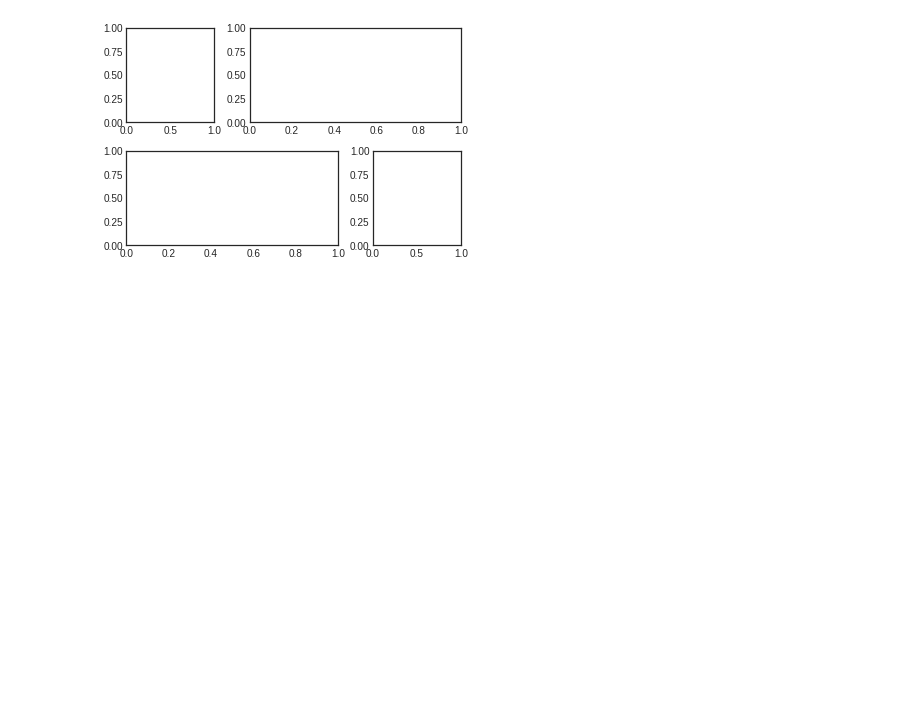
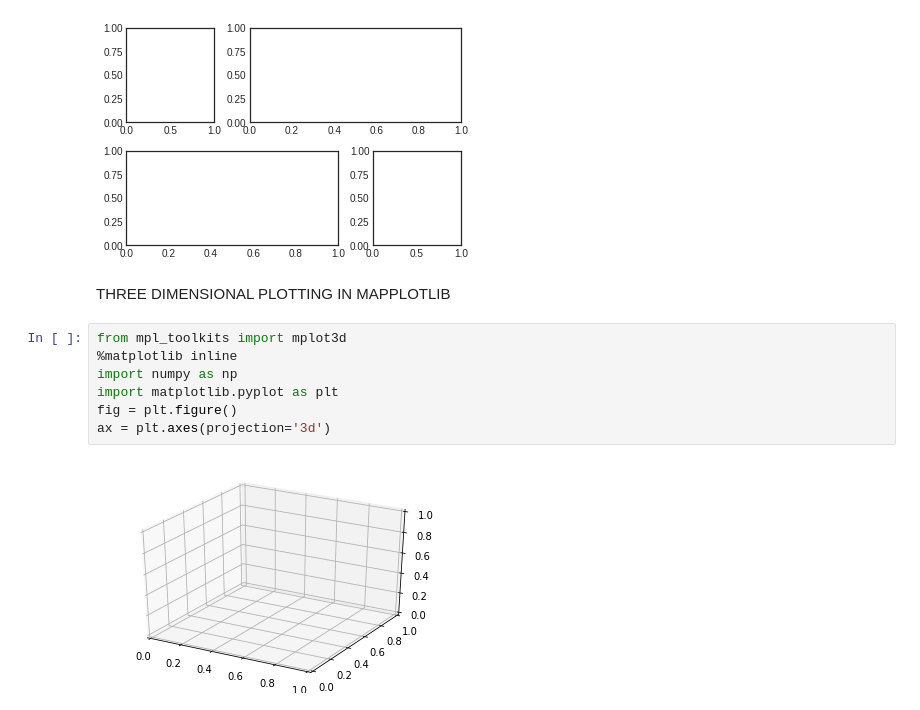
Before and after one commit to Luckygsm/internship, a Jupyter notebook: np4.ipynb, the cells around one changed output. Drawn from its saved outputs; the diff is of its cells as text; blank space fills up the shorter version.

```diff
--- a/np4.ipynb
+++ b/np4.ipynb
@@ -57,3 +57,14 @@ plt.subplot(grid[1, :2])
 plt.subplot(grid[1, 2]);
 # %% [output]
 [figure]
+# %% [markdown]
+THREE DIMENSIONAL PLOTTING IN MAPPLOTLIB
+# %%
+from mpl_toolkits import mplot3d
+%matplotlib inline
+import numpy as np
+import matplotlib.pyplot as plt
+fig = plt.figure()
+ax = plt.axes(projection='3d')
+# %% [output]
+[figure, added]
```
Also changed, not shown: parts of 4 cells of this notebook.
